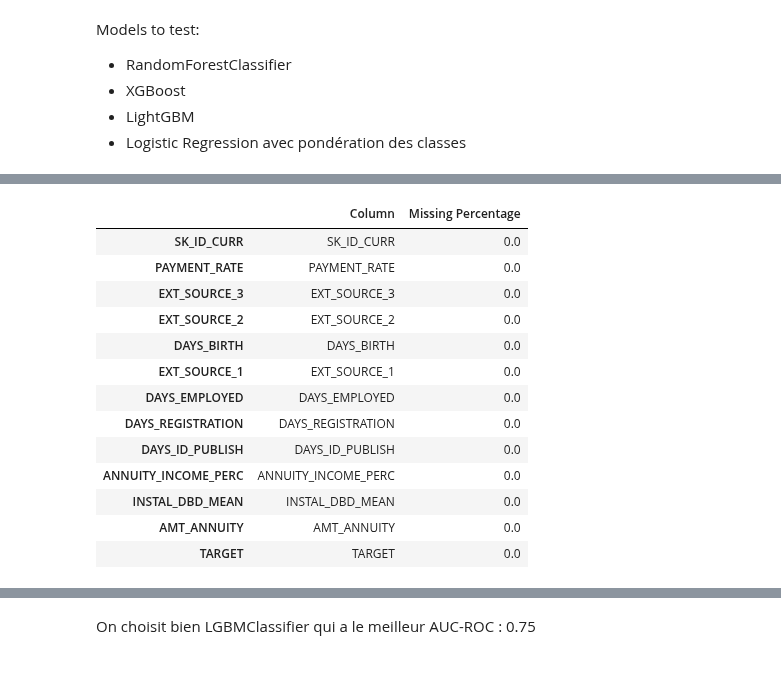
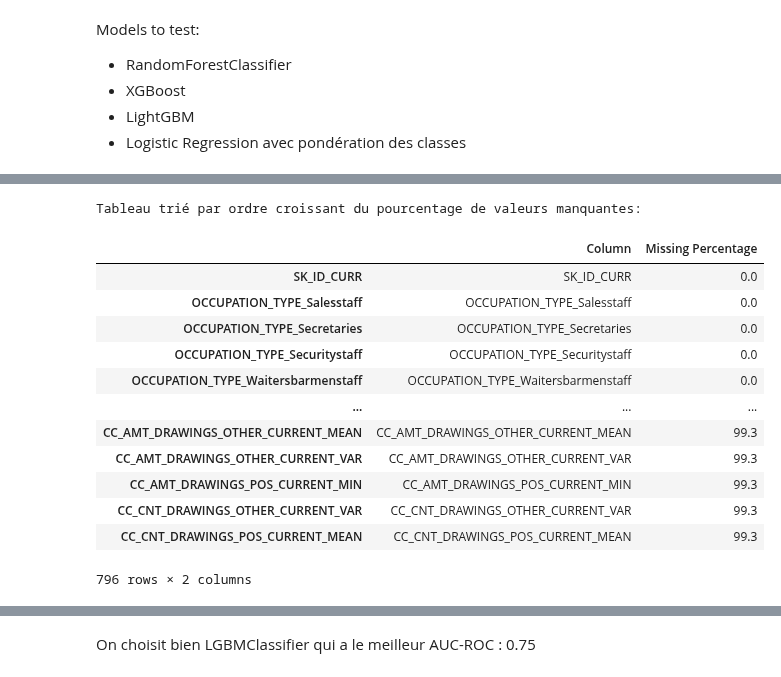
Before and after one commit to felix1801/OpenClassrooms-Projet-7-Modeling, a Jupyter notebook: notebooks/2-model_selection.ipynb, the cells around one changed output, grey strips where cells are left out. Saved outputs shown, nothing was run; the diff lists cells and outputs as text; code cells hidden in the pictures.

```diff
--- a/notebooks/2-model_selection.ipynb
+++ b/notebooks/2-model_selection.ipynb
@@ -49,0 +175,6 @@ y = data["TARGET"]
+# %%
+inf_cols_mask = np.isinf(X).any()
+# %%
+# Print column names with infinite values
+inf_cols = X.columns.to_series()[inf_cols_mask].tolist()
+inf_cols
@@ -49,0 +199,9 @@ y = data["TARGET"]
+# %%
+for col in inf_cols:
+    print(X[col].describe())
+# %%
+# Replace inf values with max
+for col in inf_cols:
+    if col in X.columns:  # Check if the column exists in the DataFrame
+        max_value = X[col][X[col] != np.inf].max()  # Get the max value excluding inf
+        X[col] = X[col].replace([np.inf, -np.inf], max_value)  # Replace inf values
@@ -160,19 +324,0 @@ data_no_na = data_no_na.drop('DAYS_EMPLOYED_PERC', axis=1)
-# %%
-missing_percentage = data_no_na.isnull().mean() * 100
-missing_table = pd.DataFrame({'Column': data_no_na.columns, 'Missing Percentage': missing_percentage})
-missing_table
-# %% [output]
-|  | Column | Missing Percentage |
-| SK_ID_CURR | SK_ID_CURR | 0.0 |
-| PAYMENT_RATE | PAYMENT_RATE | 0.0 |
-| EXT_SOURCE_3 | EXT_SOURCE_3 | 0.0 |
-| EXT_SOURCE_2 | EXT_SOURCE_2 | 0.0 |
-| DAYS_BIRTH | DAYS_BIRTH | 0.0 |
-| EXT_SOURCE_1 | EXT_SOURCE_1 | 0.0 |
-| DAYS_EMPLOYED | DAYS_EMPLOYED | 0.0 |
-| DAYS_REGISTRATION | DAYS_REGISTRATION | 0.0 |
-| DAYS_ID_PUBLISH | DAYS_ID_PUBLISH | 0.0 |
-| ANNUITY_INCOME_PERC | ANNUITY_INCOME_PERC | 0.0 |
-| INSTAL_DBD_MEAN | INSTAL_DBD_MEAN | 0.0 |
-| AMT_ANNUITY | AMT_ANNUITY | 0.0 |
-| TARGET | TARGET | 0.0 |
@@ -181,0 +325,26 @@ y_no_na = data_no_na["TARGET"]
+# %%
+# Supposons que X est votre DataFrame
+missing_percentage = X.isnull().mean() * 100
+missing_table = pd.DataFrame({'Column': X.columns, 'Missing Percentage': missing_percentage})
+
+# Trier par ordre croissant du pourcentage de valeurs manquantes
+missing_table = missing_table.sort_values(by='Missing Percentage', ascending=True)
+
+# Afficher le tableau trié
+print("Tableau trié par ordre croissant du pourcentage de valeurs manquantes:")
+missing_table
+# %% [output]
+Tableau trié par ordre croissant du pourcentage de valeurs manquantes:
+|  | Column | Missing Percentage |
+| SK_ID_CURR | SK_ID_CURR | 0.0 |
+| OCCUPATION_TYPE_Salesstaff | OCCUPATION_TYPE_Salesstaff | 0.0 |
+| OCCUPATION_TYPE_Secretaries | OCCUPATION_TYPE_Secretaries | 0.0 |
+| OCCUPATION_TYPE_Securitystaff | OCCUPATION_TYPE_Securitystaff | 0.0 |
+| OCCUPATION_TYPE_Waitersbarmenstaff | OCCUPATION_TYPE_Waitersbarmenstaff | 0.0 |
+| ... | ... | ... |
+| CC_AMT_DRAWINGS_OTHER_CURRENT_MEAN | CC_AMT_DRAWINGS_OTHER_CURRENT_MEAN | 99.3 |
+| CC_AMT_DRAWINGS_OTHER_CURRENT_VAR | CC_AMT_DRAWINGS_OTHER_CURRENT_VAR | 99.3 |
+| CC_AMT_DRAWINGS_POS_CURRENT_MIN | CC_AMT_DRAWINGS_POS_CURRENT_MIN | 99.3 |
+| CC_CNT_DRAWINGS_OTHER_CURRENT_VAR | CC_CNT_DRAWINGS_OTHER_CURRENT_VAR | 99.3 |
+| CC_CNT_DRAWINGS_POS_CURRENT_MEAN | CC_CNT_DRAWINGS_POS_CURRENT_MEAN | 99.3 |
+796 rows × 2 columns
```
Also changed, not shown: parts of 48 cells of this notebook, 1 other file.
